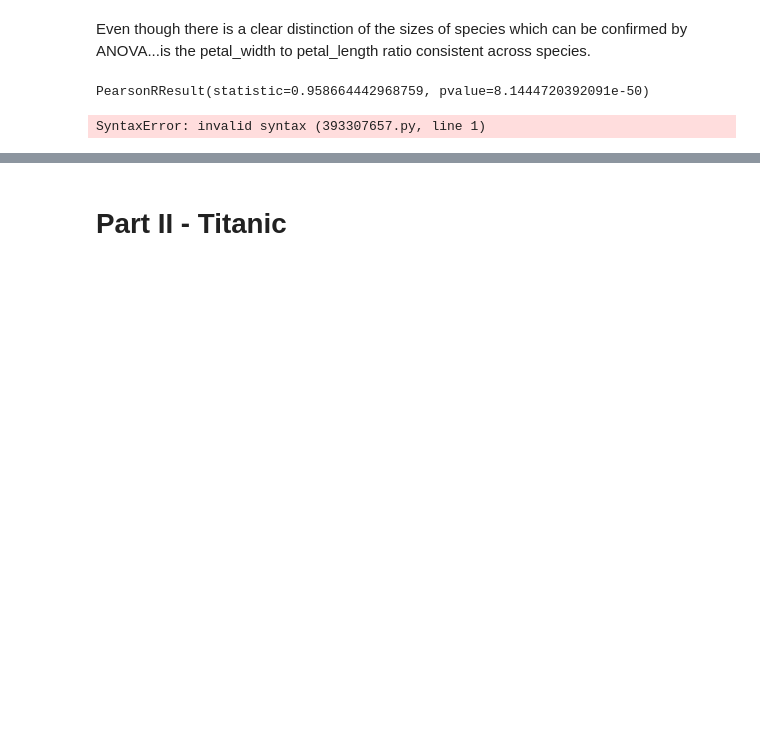
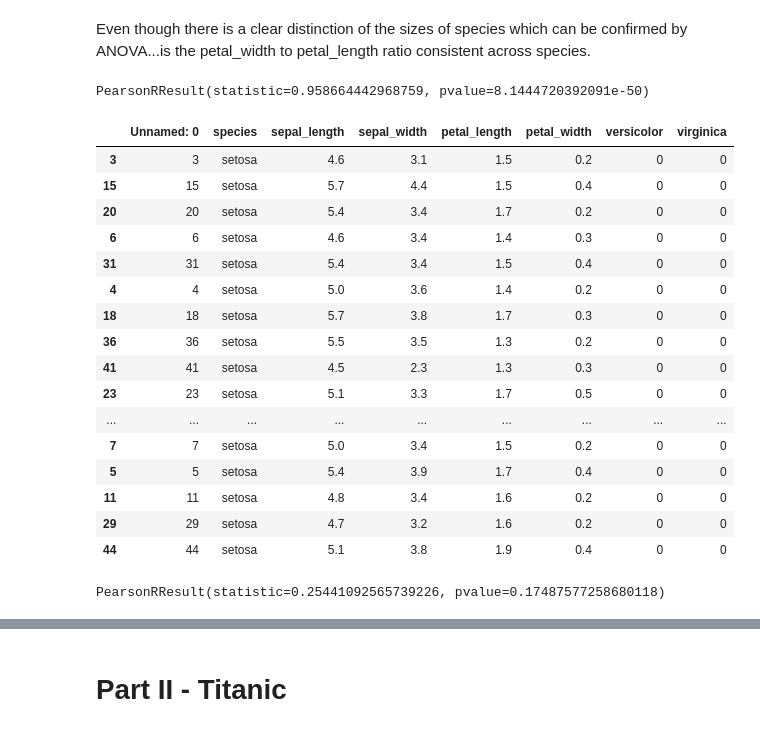
Before and after one commit to Alfred-W-S-Pirovits-Jr/classification-exercises, a Jupyter notebook: classification_exercises.ipynb, the cells around one changed output, grey strips where cells are left out. Cells and saved outputs as stored; diff of their text form; code cells hidden in the pictures; blank space fills up the shorter version.

```diff
--- a/classification_exercises.ipynb
+++ b/classification_exercises.ipynb
@@ -1158,7 +1234,28 @@ Even though there is a clear distinction of the sizes of species which can be co
 stats.pearsonr(x=iris_train.petal_width, y=iris_train.petal_length)
 # %% [output]
 PearsonRResult(statistic=0.958664442968759, pvalue=8.1444720392091e-50)
-# %%
-Document takeaways and any actions.
-# %% [output]
-SyntaxError: invalid syntax (393307657.py, line 1)
+# %%
+setosa = iris_train[iris_train.species == 'setosa']
+setosa
+# %% [output]
+|  | Unnamed: 0 | species | sepal_length | sepal_width | petal_length | petal_width | versicolor | virginica |
+| 3 | 3 | setosa | 4.6 | 3.1 | 1.5 | 0.2 | 0 | 0 |
+| 15 | 15 | setosa | 5.7 | 4.4 | 1.5 | 0.4 | 0 | 0 |
+| 20 | 20 | setosa | 5.4 | 3.4 | 1.7 | 0.2 | 0 | 0 |
+| 6 | 6 | setosa | 4.6 | 3.4 | 1.4 | 0.3 | 0 | 0 |
+| 31 | 31 | setosa | 5.4 | 3.4 | 1.5 | 0.4 | 0 | 0 |
+| 4 | 4 | setosa | 5.0 | 3.6 | 1.4 | 0.2 | 0 | 0 |
+| 18 | 18 | setosa | 5.7 | 3.8 | 1.7 | 0.3 | 0 | 0 |
+| 36 | 36 | setosa | 5.5 | 3.5 | 1.3 | 0.2 | 0 | 0 |
+| 41 | 41 | setosa | 4.5 | 2.3 | 1.3 | 0.3 | 0 | 0 |
+| 23 | 23 | setosa | 5.1 | 3.3 | 1.7 | 0.5 | 0 | 0 |
+| ... | ... | ... | ... | ... | ... | ... | ... | ... |
+| 7 | 7 | setosa | 5.0 | 3.4 | 1.5 | 0.2 | 0 | 0 |
+| 5 | 5 | setosa | 5.4 | 3.9 | 1.7 | 0.4 | 0 | 0 |
+| 11 | 11 | setosa | 4.8 | 3.4 | 1.6 | 0.2 | 0 | 0 |
+| 29 | 29 | setosa | 4.7 | 3.2 | 1.6 | 0.2 | 0 | 0 |
+| 44 | 44 | setosa | 5.1 | 3.8 | 1.9 | 0.4 | 0 | 0 |
+# %%
+stats.pearsonr(x=setosa.petal_width, y=setosa.petal_length)
+# %% [output]
+PearsonRResult(statistic=0.25441092565739226, pvalue=0.17487577258680118)
```
Also changed, not shown: parts of 74 cells of this notebook.
